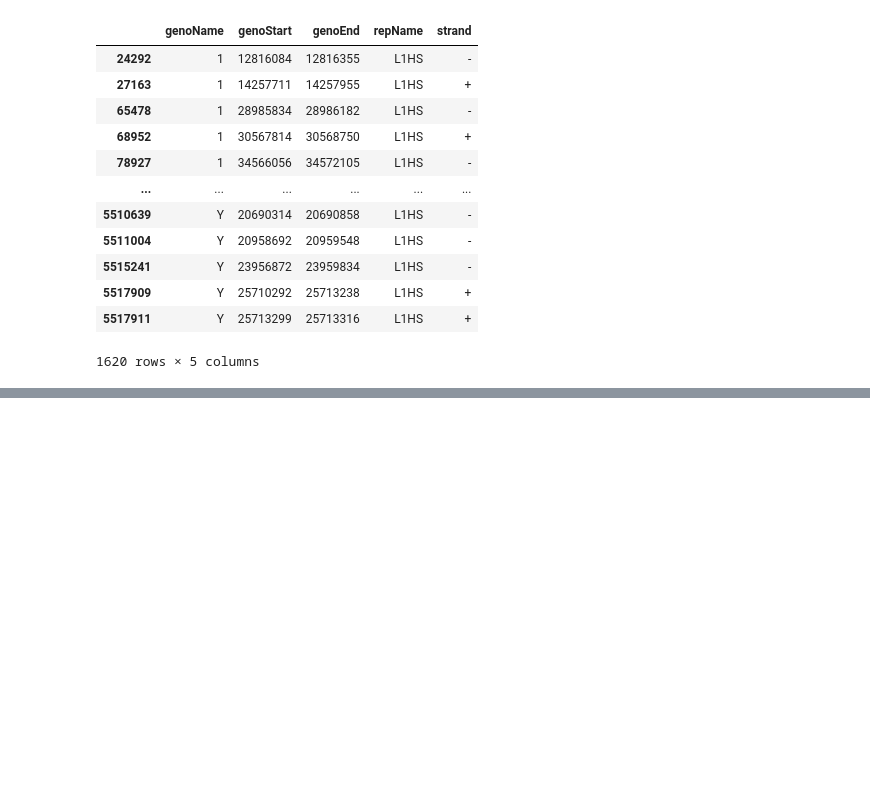
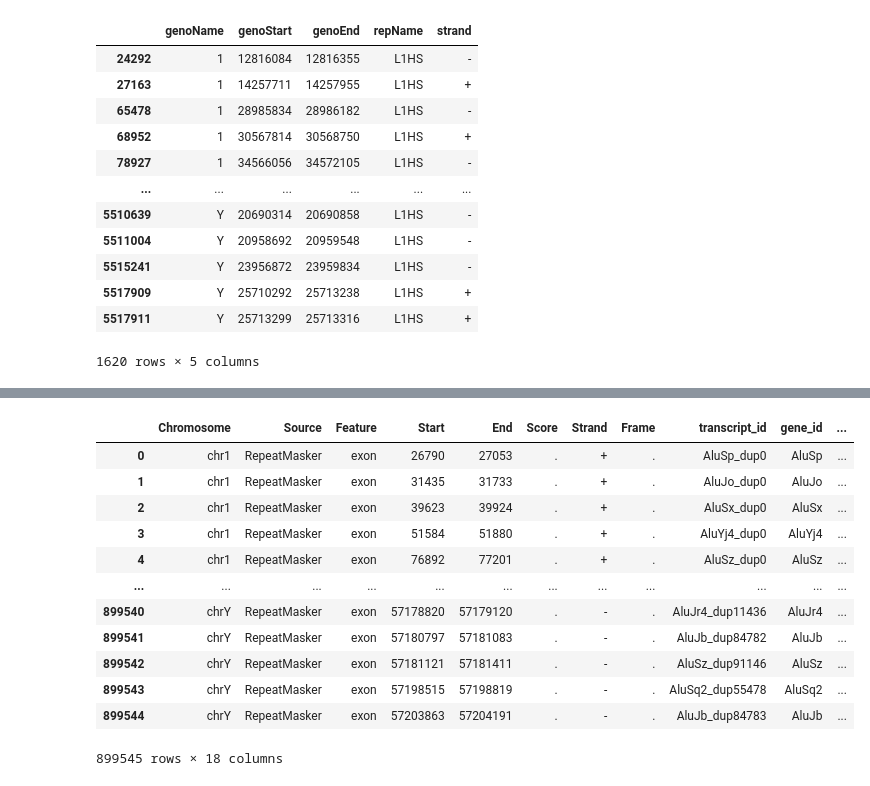
Before and after one commit to gage-lab/bulk_te_bench, a Jupyter notebook: analysis/upset/01_subset_rmsk.ipynb, the cells around one changed output, grey strips where cells are left out. Saved outputs shown, nothing was run; the diff lists cells and outputs as text; code cells hidden in the pictures; blank space fills up the shorter version.

```diff
--- a/analysis/upset/01_subset_rmsk.ipynb
+++ b/analysis/upset/01_subset_rmsk.ipynb
@@ -215,0 +264,19 @@ df
+# %%
+gtf = pr.read_gtf(
+    "/netapp/LOG-G4/mcuoco/projects/bulk_te_bench/results/full_txome/txome_rmsk.gtf"
+)
+gtf
+# %% [output]
+|  | Chromosome | Source | Feature | Start | End | Score | Strand | Frame | transcript_id | gene_id | ... |
+| 0 | chr1 | RepeatMasker | exon | 26790 | 27053 | . | + | . | AluSp_dup0 | AluSp | ... |
+| 1 | chr1 | RepeatMasker | exon | 31435 | 31733 | . | + | . | AluJo_dup0 | AluJo | ... |
+| 2 | chr1 | RepeatMasker | exon | 39623 | 39924 | . | + | . | AluSx_dup0 | AluSx | ... |
+| 3 | chr1 | RepeatMasker | exon | 51584 | 51880 | . | + | . | AluYj4_dup0 | AluYj4 | ... |
+| 4 | chr1 | RepeatMasker | exon | 76892 | 77201 | . | + | . | AluSz_dup0 | AluSz | ... |
+| ... | ... | ... | ... | ... | ... | ... | ... | ... | ... | ... | ... |
+| 899540 | chrY | RepeatMasker | exon | 57178820 | 57179120 | . | - | . | AluJr4_dup11436 | AluJr4 | ... |
+| 899541 | chrY | RepeatMasker | exon | 57180797 | 57181083 | . | - | . | AluJb_dup84782 | AluJb | ... |
+| 899542 | chrY | RepeatMasker | exon | 57181121 | 57181411 | . | - | . | AluSz_dup91146 | AluSz | ... |
+| 899543 | chrY | RepeatMasker | exon | 57198515 | 57198819 | . | - | . | AluSq2_dup55478 | AluSq2 | ... |
+| 899544 | chrY | RepeatMasker | exon | 57203863 | 57204191 | . | - | . | AluJb_dup84783 | AluJb | ... |
+899545 rows × 18 columns
```
Also changed, not shown: parts of 9 cells of this notebook.
